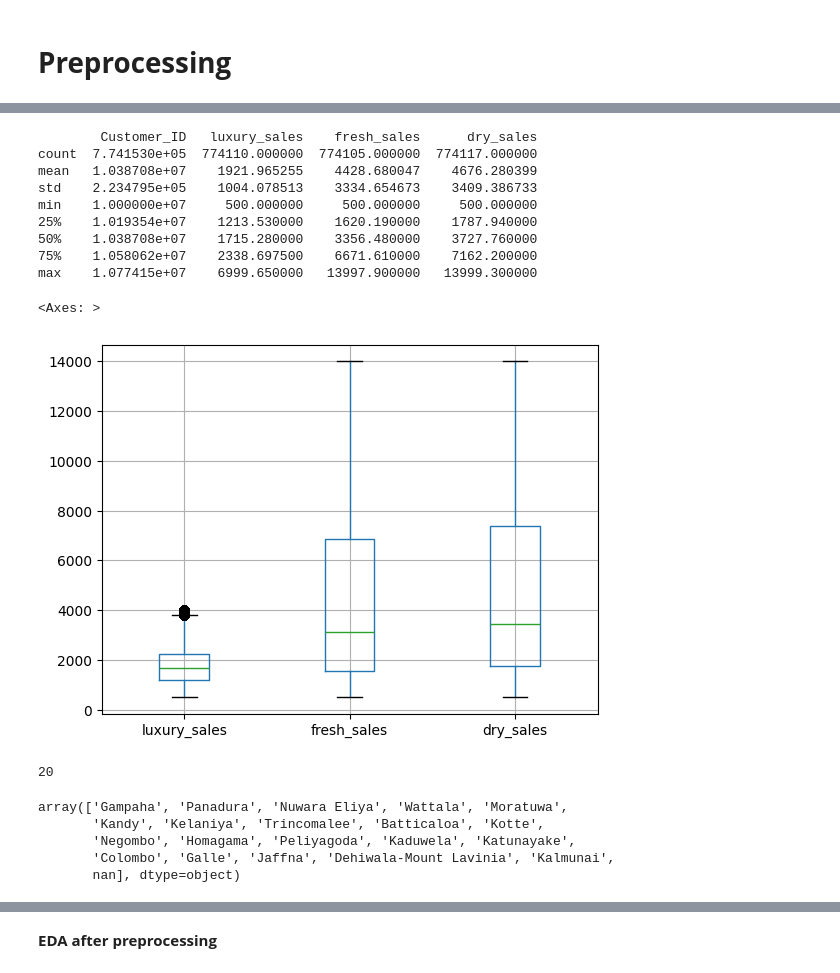
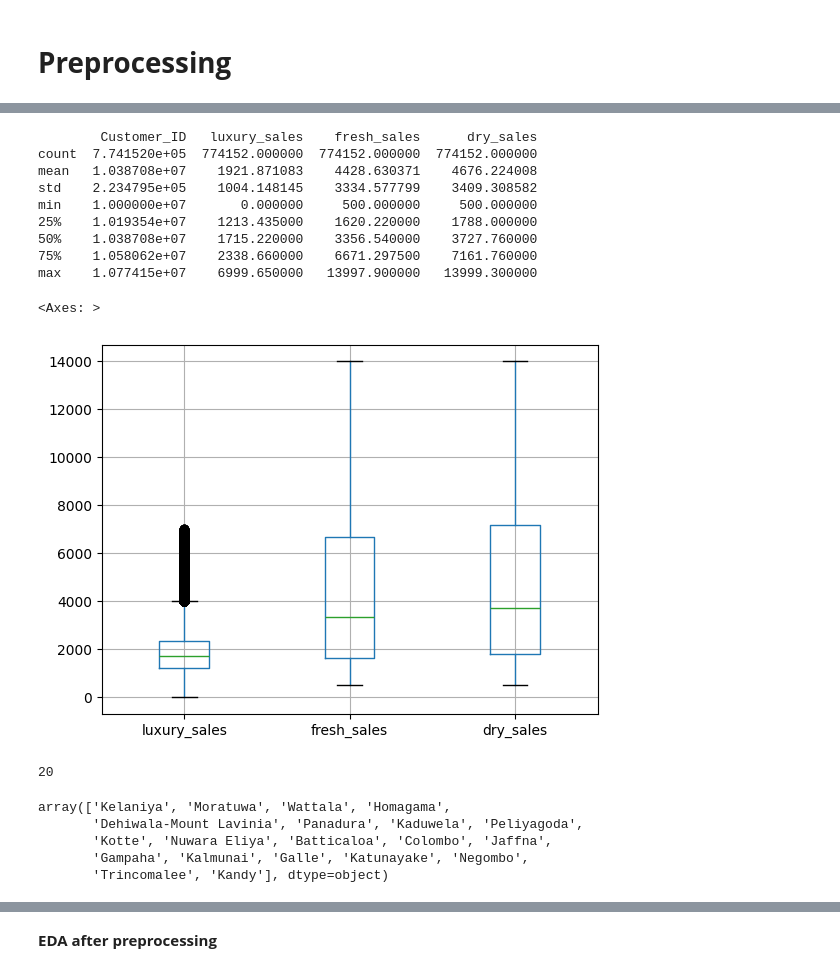
Before and after one commit to team-statstorm/dsplc2025, a Jupyter notebook: dsplc_1.ipynb, the cells around one changed output, grey strips where cells are left out. Saved outputs shown, nothing was run; the diff lists cells and outputs as text; code cells hidden in the pictures.

```diff
--- a/dsplc_1.ipynb
+++ b/dsplc_1.ipynb
@@ -458,3 +488,3 @@ df['dry_sales'].fillna(df['dry_sales'].median(), inplace=True)
 # %%
 #fill missing values in fresh sales with median
-df['fresh_sales'].fillna(df_T['fresh_sales'].median(), inplace=True)
+df['fresh_sales'].fillna(df['fresh_sales'].median(), inplace=True)
@@ -466,35 +518,0 @@ df_T.isnull().sum()
-# %%
-numerical_cols = ['luxury_sales', 'fresh_sales', 'dry_sales']
-
-def remove_outliers_iqr(df, column):
-    """
-    Identifies outliers in a column using the IQR method.
-
-    Args:
-        df (pd.DataFrame): The input DataFrame.
-        column (str): The column to check for outliers.
-
-    Returns:
-        pd.DataFrame: A new DataFrame with the outliers removed.
-    """
-    Q1 = df[column].quantile(0.25)
-    Q3 = df[column].quantile(0.75)
-    IQR = Q3 - Q1
-    lower_bound = Q1 - 1.5 * IQR
-    upper_bound = Q3 + 1.5 * IQR
-
-    return lower_bound, upper_bound
-
-# Example usage with IQR:
-filter_condition = pd.Series([True] * len(df))
-
-for col in numerical_cols:
-    lower_bound, upper_bound = remove_outliers_iqr(df, col)
-    filter_condition = filter_condition & (df[col] >= lower_bound) & (df[col] <= upper_bound)
-
-df = df[filter_condition]
-
-print(f"Dataframe shape after outlier removal using IQR: {df.shape}")
-
-# check the new dataframe
-print(df.describe())
@@ -513,19 +520,19 @@ max    1.077415e+07    4026.400000   13997.900000   13999.300000
 print(df.describe())
 # %% [output]
         Customer_ID   luxury_sales    fresh_sales      dry_sales
-count  7.741530e+05  774110.000000  774105.000000  774117.000000
-mean   1.038708e+07    1921.965255    4428.680047    4676.280399
-std    2.234795e+05    1004.078513    3334.654673    3409.386733
-min    1.000000e+07     500.000000     500.000000     500.000000
-25%    1.019354e+07    1213.530000    1620.190000    1787.940000
-50%    1.038708e+07    1715.280000    3356.480000    3727.760000
-75%    1.058062e+07    2338.697500    6671.610000    7162.200000
+count  7.741520e+05  774152.000000  774152.000000  774152.000000
+mean   1.038708e+07    1921.871083    4428.630371    4676.224008
+std    2.234795e+05    1004.148145    3334.577799    3409.308582
+min    1.000000e+07       0.000000     500.000000     500.000000
+25%    1.019354e+07    1213.435000    1620.220000    1788.000000
+50%    1.038708e+07    1715.220000    3356.540000    3727.760000
+75%    1.058062e+07    2338.660000    6671.297500    7161.760000
 max    1.077415e+07    6999.650000   13997.900000   13999.300000
 # %%
 # boxplot for numerical_cols
-df_1.boxplot(column=['luxury_sales', 'fresh_sales', 'dry_sales'])
+df.boxplot(column=['luxury_sales', 'fresh_sales', 'dry_sales'])
 # %% [output]
 <Axes: >
-[figure, old version]
+[figure, new version]
 # %%
 #identify number of unique values in outlet city
@@ -533,12 +540,12 @@ df_1.outlet_city.nunique()
 # %% [output]
 20
 # %%
-df_1.outlet_city.unique()
+df.outlet_city.unique()
 # %% [output]
-array(['Gampaha', 'Panadura', 'Nuwara Eliya', 'Wattala', 'Moratuwa',
-       'Kandy', 'Kelaniya', 'Trincomalee', 'Batticaloa', 'Kotte',
-       'Negombo', 'Homagama', 'Peliyagoda', 'Kaduwela', 'Katunayake',
-       'Colombo', 'Galle', 'Jaffna', 'Dehiwala-Mount Lavinia', 'Kalmunai',
-       nan], dtype=object)
+array(['Kelaniya', 'Moratuwa', 'Wattala', 'Homagama',
+       'Dehiwala-Mount Lavinia', 'Panadura', 'Kaduwela', 'Peliyagoda',
+       'Kotte', 'Nuwara Eliya', 'Batticaloa', 'Colombo', 'Jaffna',
+       'Gampaha', 'Kalmunai', 'Galle', 'Katunayake', 'Negombo',
+       'Trincomalee', 'Kandy'], dtype=object)
 # %%
 # change the data type of the cutomer ID in to object
```
Also changed, not shown: parts of 36 cells of this notebook.
